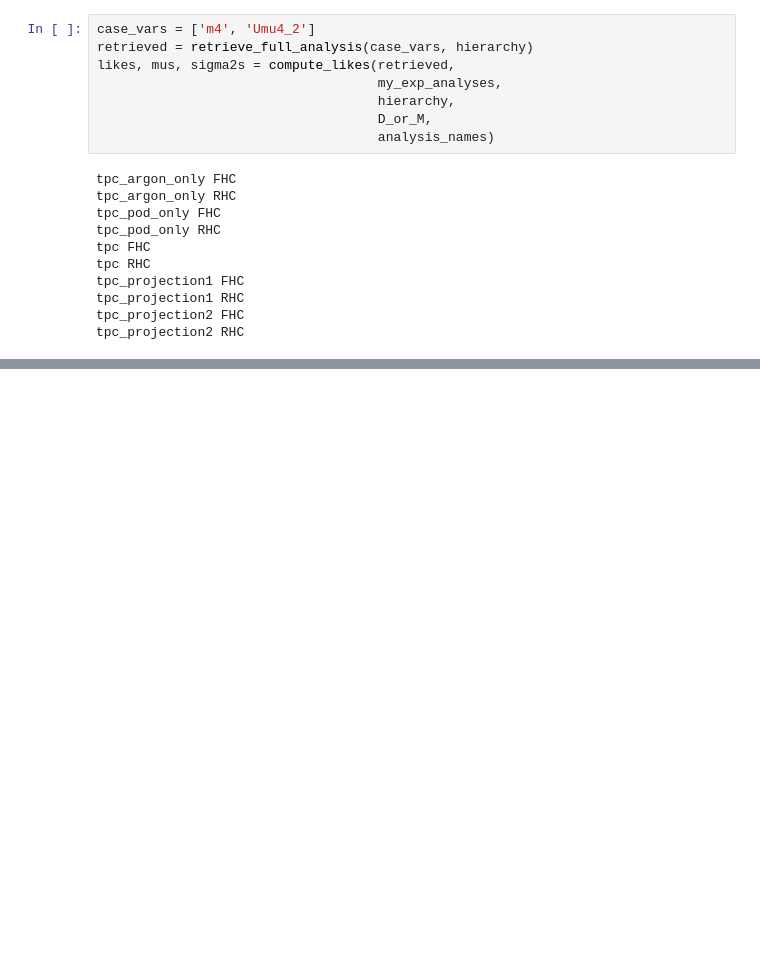
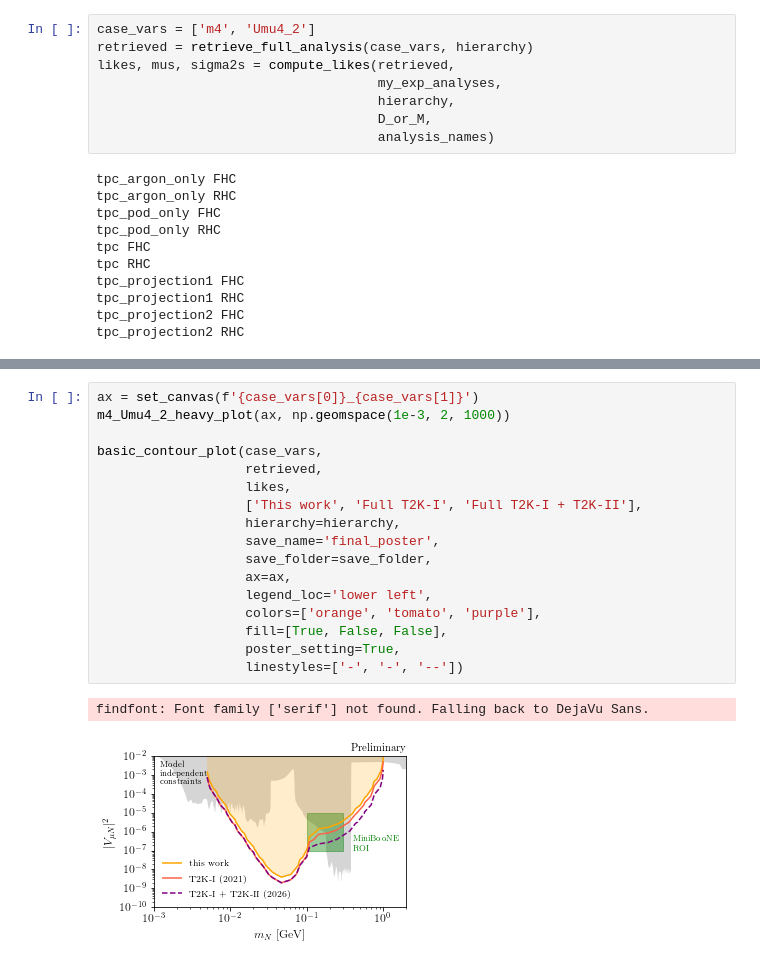
Before and after one commit to mhostert/dark-neutrinos-at-T2K, a Jupyter notebook: exp_analysis/6_heavy_nonminimal_exclusion.ipynb, the cells around one changed output, grey strips where cells are left out. Cells and saved outputs as stored; diff of their text form; blank space fills up the shorter version.

```diff
--- a/exp_analysis/6_heavy_nonminimal_exclusion.ipynb
+++ b/exp_analysis/6_heavy_nonminimal_exclusion.ipynb
@@ -177,0 +240,20 @@ basic_contour_plot(case_vars,
+# %%
+ax = set_canvas(f'{case_vars[0]}_{case_vars[1]}')
+m4_Umu4_2_heavy_plot(ax, np.geomspace(1e-3, 2, 1000))
+
+basic_contour_plot(case_vars,
+                   retrieved,
+                   likes,
+                   ['This work', 'Full T2K-I', 'Full T2K-I + T2K-II'],
+                   hierarchy=hierarchy,
+                   save_name='final_poster',
+                   save_folder=save_folder,
+                   ax=ax,
+                   legend_loc='lower left',
+                   colors=['orange', 'tomato', 'purple'],
+                   fill=[True, False, False],
+                   poster_setting=True,
+                   linestyles=['-', '-', '--'])
+# %% [output]
+findfont: Font family ['serif'] not found. Falling back to DejaVu Sans.
+[figure, added]
```
Also changed, not shown: parts of 15 cells of this notebook, 21 other files.
